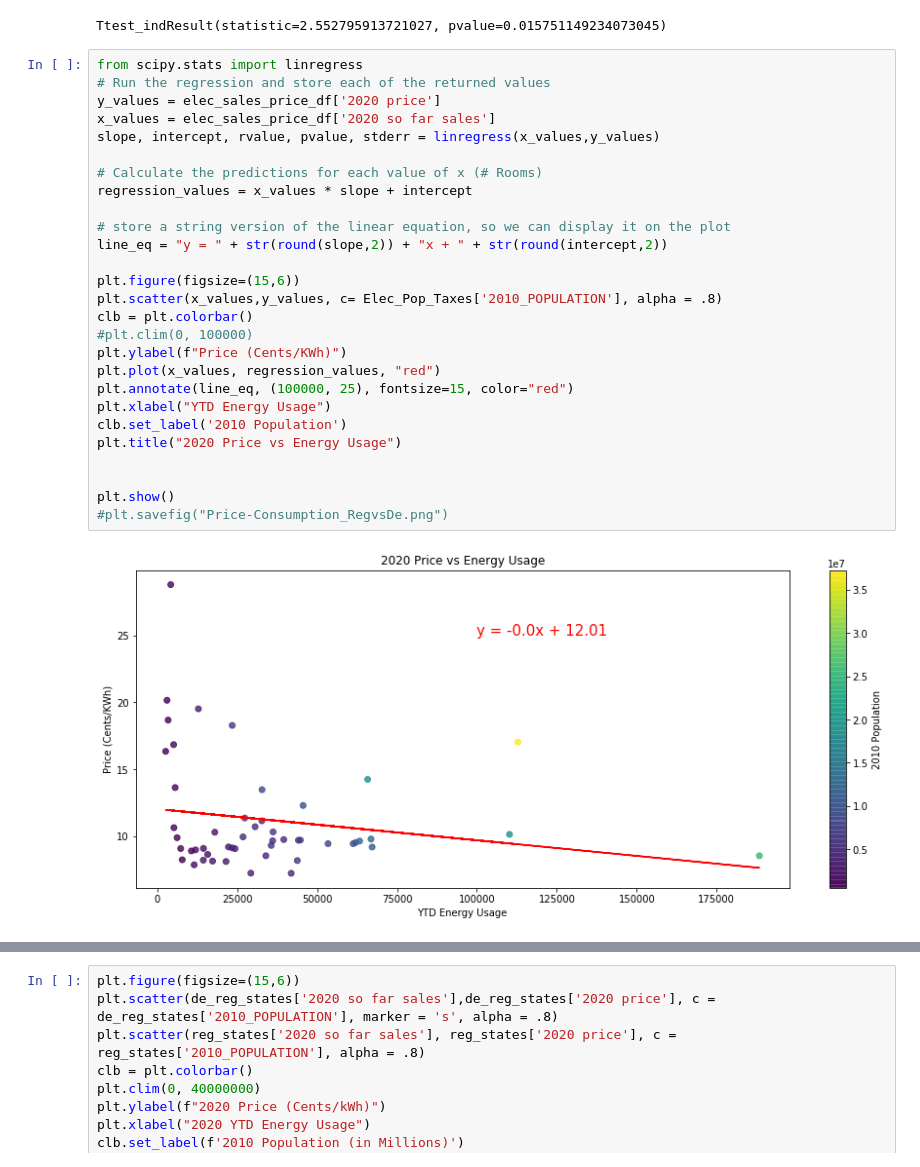
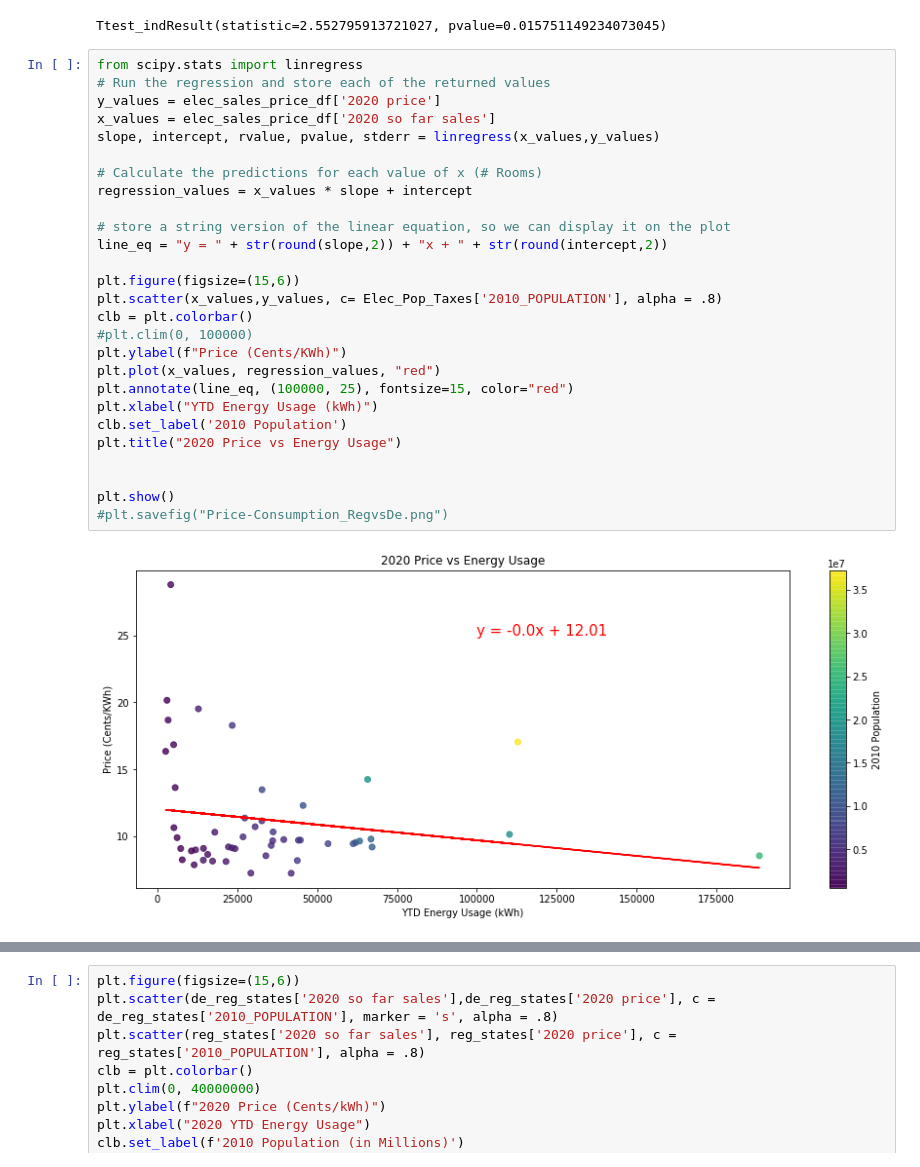
Before and after one commit to gpivaro/Project_1, a Jupyter notebook: Kim Notebook/Project_Notebook_API_KF_2.ipynb, the cells around one changed output, grey strips where cells are left out. Cells and saved outputs as stored; diff of their text form.

```diff
--- a/Kim Notebook/Project_Notebook_API_KF_2.ipynb
+++ b/Kim Notebook/Project_Notebook_API_KF_2.ipynb
@@ -429,32 +397,32 @@ Ttest_indResult(statistic=2.552795913721027, pvalue=0.015751149234073045)
 # %%
 from scipy.stats import linregress
 # Run the regression and store each of the returned values
 y_values = elec_sales_price_df['2020 price']
 x_values = elec_sales_price_df['2020 so far sales']
 slope, intercept, rvalue, pvalue, stderr = linregress(x_values,y_values)
 
 # Calculate the predictions for each value of x (# Rooms)
 regression_values = x_values * slope + intercept
 
 # store a string version of the linear equation, so we can display it on the plot
 line_eq = "y = " + str(round(slope,2)) + "x + " + str(round(intercept,2))
 
 plt.figure(figsize=(15,6))
 plt.scatter(x_values,y_values, c= Elec_Pop_Taxes['2010_POPULATION'], alpha = .8)
 clb = plt.colorbar()
 #plt.clim(0, 100000)
 plt.ylabel(f"Price (Cents/KWh)")
 plt.plot(x_values, regression_values, "red")
 plt.annotate(line_eq, (100000, 25), fontsize=15, color="red")
-plt.xlabel("YTD Energy Usage")
+plt.xlabel("YTD Energy Usage (kWh)")
 clb.set_label('2010 Population')
 plt.title("2020 Price vs Energy Usage")
 
 
 plt.show()
 #plt.savefig("Price-Consumption_RegvsDe.png")
 # %% [output]
-[figure, old version]
+[figure, new version]
 # %%
 de_reg_states.sort_values(by='2020 price', ascending=False)
 # %% [output]
```
Also changed, not shown: parts of 6 cells of this notebook.
